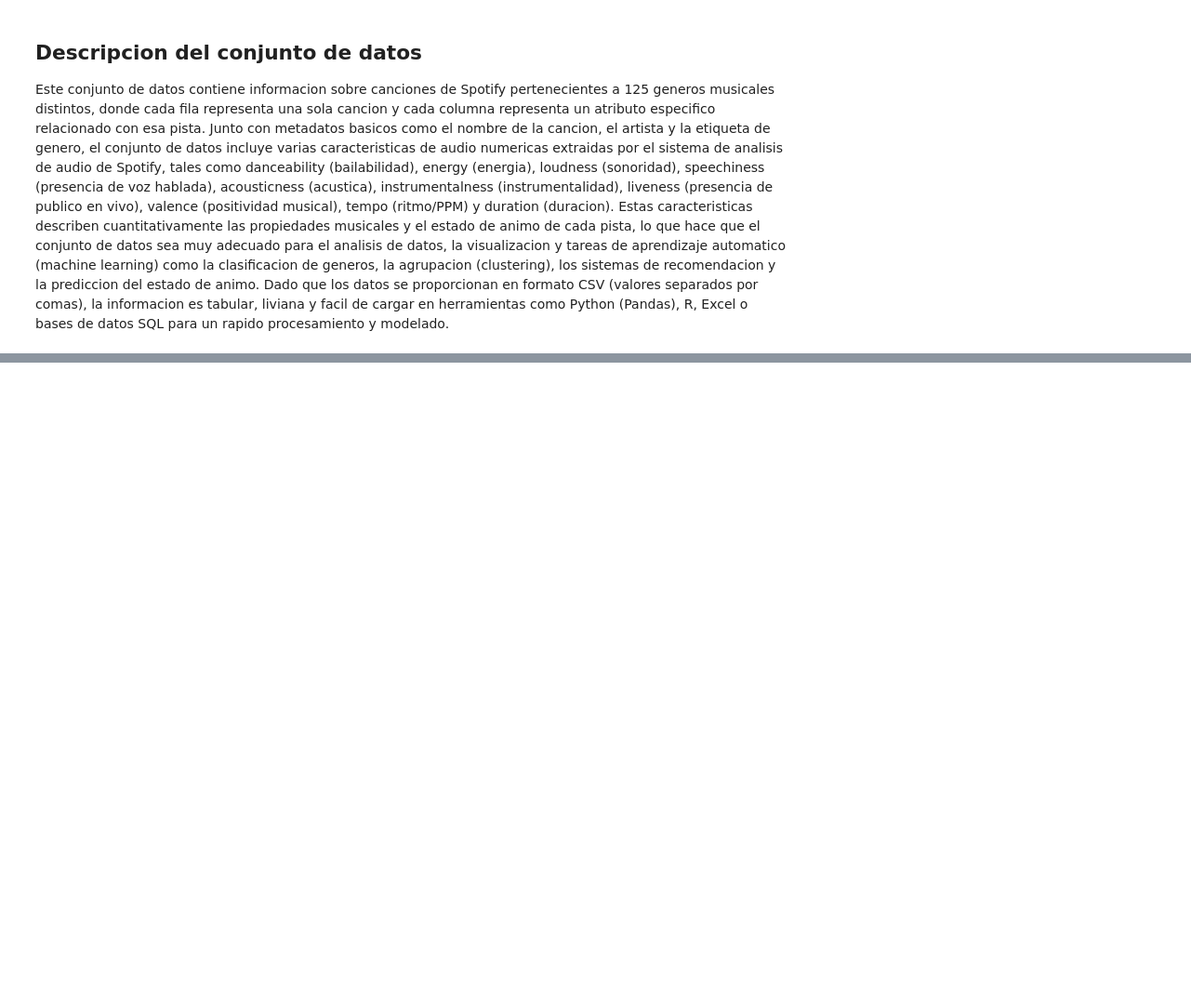
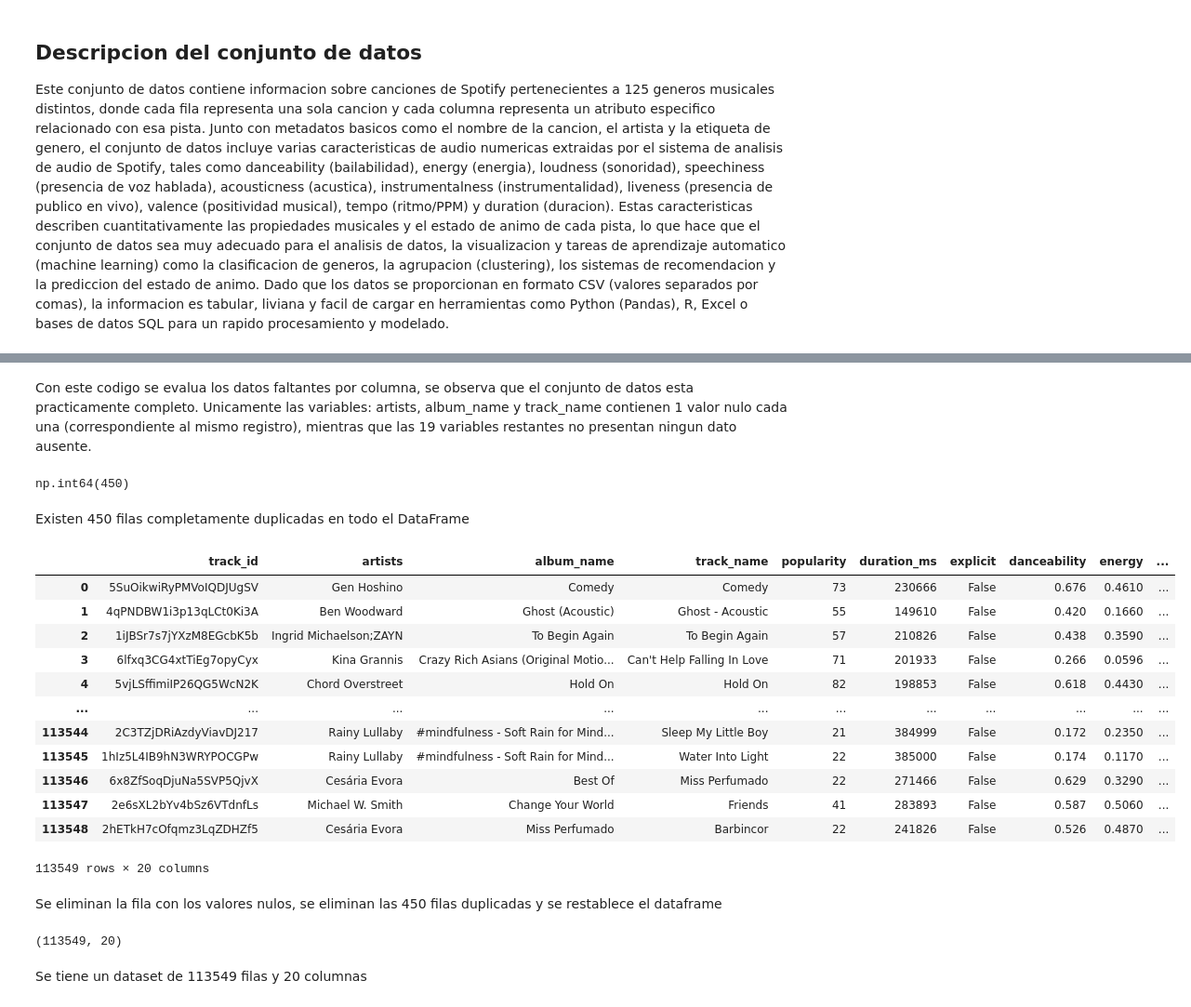
Before and after one commit to veronicasuarezvidal-eng/Proyectofinal_aprendizaje_automatico_Spotify, a Jupyter notebook: src/explore.ipynb, the cells around one changed output, grey strips where cells are left out. Shown at 93% size. Saved outputs shown, nothing was run; the diff lists cells and outputs as text; code cells hidden in the pictures; blank space fills up the shorter version.

```diff
--- a/src/explore.ipynb
+++ b/src/explore.ipynb
@@ -41,0 +68,24 @@ Valor alto = Alegre/positivo, Valor bajo = Triste/negativo)
+# %%
+import os
+import kagglehub
+import pandas as pd
+
+# 1. Descargar el dataset desde Kaggle
+folder_path = kagglehub.dataset_download("yashdev01/spotify-tracks-dataset")
+
+# 2. Buscar el archivo CSV
+csv_name = [f for f in os.listdir(folder_path) if f.endswith(".csv")][0]
+file_path = os.path.join(folder_path, csv_name)
+
+# 3. Leer el DataFrame
+df = pd.read_csv(file_path)
+
+# 4. Creo el directorio si no existe y guardar la copia
+output_dir = "../data/raw"
+os.makedirs(output_dir, exist_ok=True)  # <-- Se crea la carpeta automáticamente
+
+output_file = os.path.join(output_dir, "spotify-tracks-dataset.csv")
+df.to_csv(output_file, index=False)
+
+print("¡Archivo guardado exitosamente en:", output_file)
+df.head()
@@ -41,0 +101,3 @@ Valor alto = Alegre/positivo, Valor bajo = Triste/negativo)
+# %%
+df = df.drop(columns=['Unnamed: 0.1', 'Unnamed: 0'])
+df.head()
@@ -41,0 +159,38 @@ Valor alto = Alegre/positivo, Valor bajo = Triste/negativo)
+# %% [markdown]
+Con este codigo se evalua los datos faltantes por columna, se observa que el conjunto de datos esta practicamente completo. Unicamente las variables: artists, album_name y track_name contienen 1 valor nulo cada una (correspondiente al mismo registro), mientras que las 19 variables restantes no presentan ningun dato ausente.
+# %%
+df.duplicated().sum()
+# %% [output]
+np.int64(450)
+# %% [markdown]
+Existen 450 filas completamente duplicadas en todo el DataFrame
+# %%
+df = df.dropna()
+
+df = df.drop_duplicates()
+
+df = df.reset_index(drop=True)
+
+df
+# %% [output]
+|  | track_id | artists | album_name | track_name | popularity | duration_ms | explicit | danceability | energy | ... |
+| 0 | 5SuOikwiRyPMVoIQDJUgSV | Gen Hoshino | Comedy | Comedy | 73 | 230666 | False | 0.676 | 0.4610 | ... |
+| 1 | 4qPNDBW1i3p13qLCt0Ki3A | Ben Woodward | Ghost (Acoustic) | Ghost - Acoustic | 55 | 149610 | False | 0.420 | 0.1660 | ... |
+| 2 | 1iJBSr7s7jYXzM8EGcbK5b | Ingrid Michaelson;ZAYN | To Begin Again | To Begin Again | 57 | 210826 | False | 0.438 | 0.3590 | ... |
+| 3 | 6lfxq3CG4xtTiEg7opyCyx | Kina Grannis | Crazy Rich Asians (Original Motio... | Can't Help Falling In Love | 71 | 201933 | False | 0.266 | 0.0596 | ... |
+| 4 | 5vjLSffimiIP26QG5WcN2K | Chord Overstreet | Hold On | Hold On | 82 | 198853 | False | 0.618 | 0.4430 | ... |
+| ... | ... | ... | ... | ... | ... | ... | ... | ... | ... | ... |
+| 113544 | 2C3TZjDRiAzdyViavDJ217 | Rainy Lullaby | #mindfulness - Soft Rain for Mind... | Sleep My Little Boy | 21 | 384999 | False | 0.172 | 0.2350 | ... |
+| 113545 | 1hIz5L4IB9hN3WRYPOCGPw | Rainy Lullaby | #mindfulness - Soft Rain for Mind... | Water Into Light | 22 | 385000 | False | 0.174 | 0.1170 | ... |
+| 113546 | 6x8ZfSoqDjuNa5SVP5QjvX | Cesária Evora | Best Of | Miss Perfumado | 22 | 271466 | False | 0.629 | 0.3290 | ... |
+| 113547 | 2e6sXL2bYv4bSz6VTdnfLs | Michael W. Smith | Change Your World | Friends | 41 | 283893 | False | 0.587 | 0.5060 | ... |
+| 113548 | 2hETkH7cOfqmz3LqZDHZf5 | Cesária Evora | Miss Perfumado | Barbincor | 22 | 241826 | False | 0.526 | 0.4870 | ... |
+113549 rows × 20 columns
+# %% [markdown]
+Se eliminan la fila con los valores nulos, se eliminan las 450 filas duplicadas y se restablece el dataframe
+# %%
+df.shape
+# %% [output]
+(113549, 20)
+# %% [markdown]
+Se tiene un dataset de 113549 filas y 20 columnas
```
Also changed, not shown: parts of 12 cells of this notebook.
